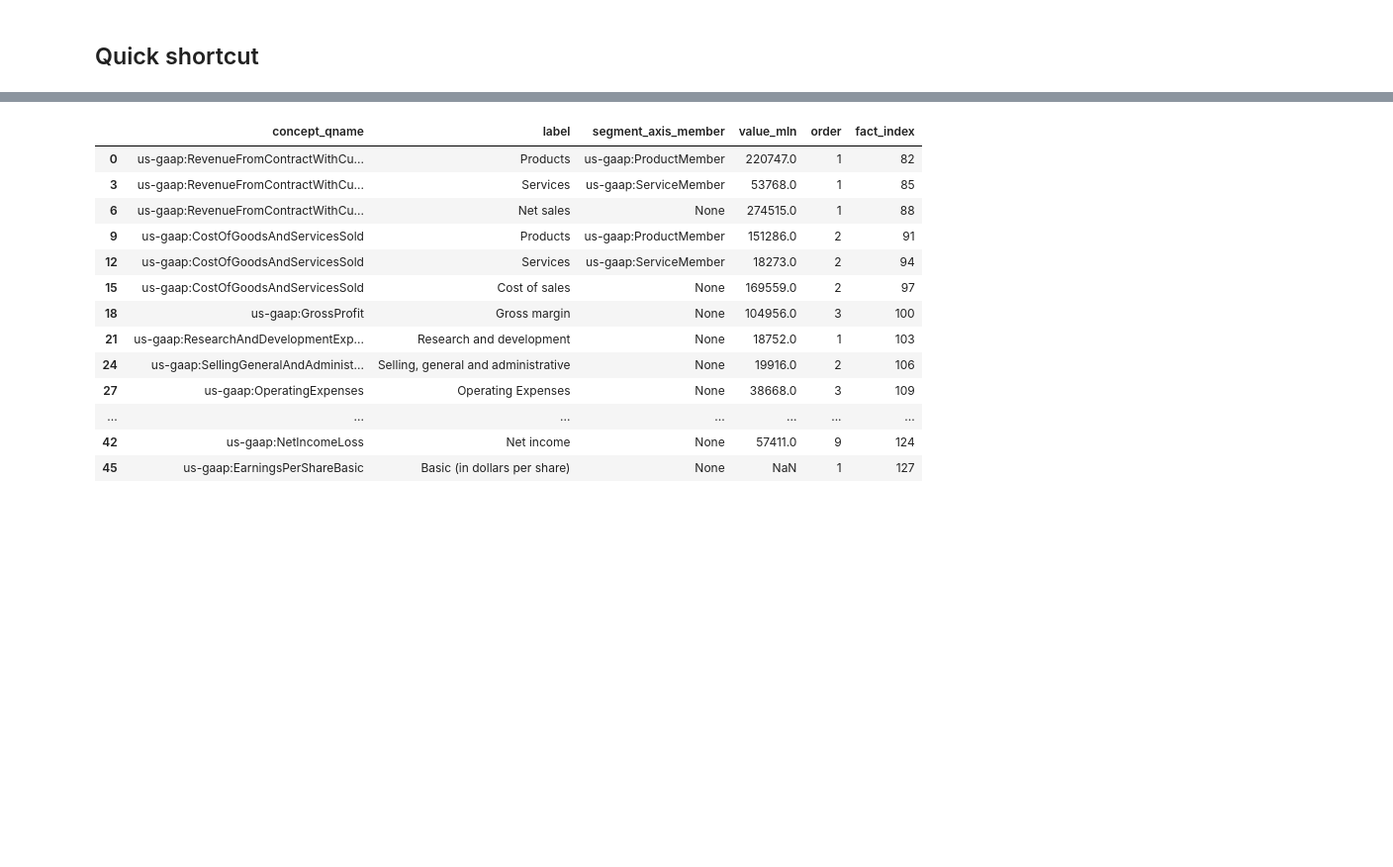
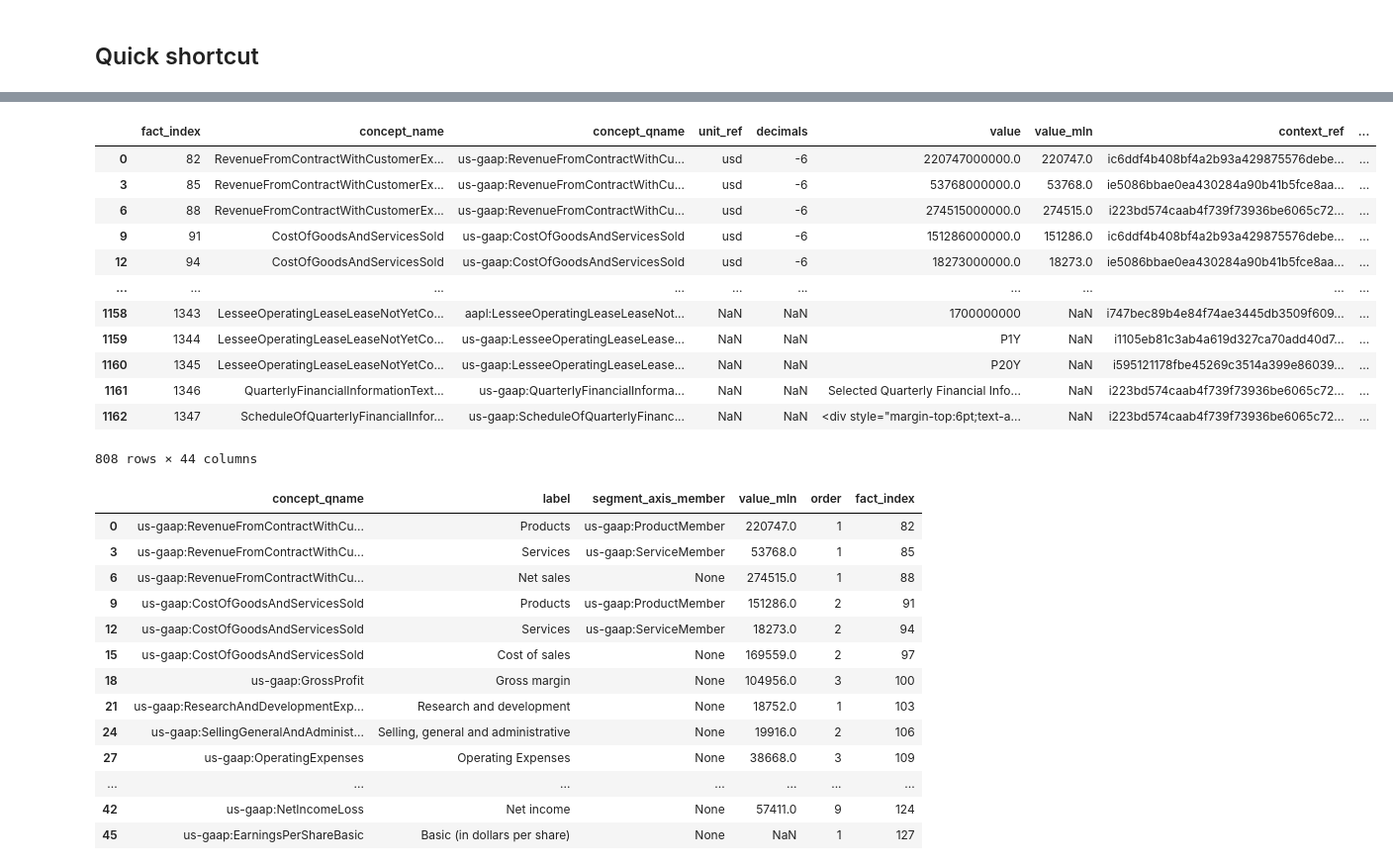
Before and after one commit to reeyarn/openesef, a Jupyter notebook: examples/apple_2020.ipynb, the cells around one changed output, grey strips where cells are left out. Shown at 99% size. Drawn from its saved outputs; the diff is of its cells as text; code cells hidden in the pictures; blank space fills up the shorter version.

```diff
--- a/examples/apple_2020.ipynb
+++ b/examples/apple_2020.ipynb
@@ -30,3 +46,19 @@ apple_2020_current_facts = get_current_fact_df(apple_2020.get("fact_df", None))
+# %%
+apple_2020_current_facts
+# %% [output]
+|  | fact_index | concept_name | concept_qname | unit_ref | decimals | value | value_mln | context_ref | ... |
+| 0 | 82 | RevenueFromContractWithCustomerEx... | us-gaap:RevenueFromContractWithCu... | usd | -6 | 220747000000.0 | 220747.0 | ic6ddf4b408bf4a2b93a429875576debe... | ... |
+| 3 | 85 | RevenueFromContractWithCustomerEx... | us-gaap:RevenueFromContractWithCu... | usd | -6 | 53768000000.0 | 53768.0 | ie5086bbae0ea430284a90b41b5fce8aa... | ... |
+| 6 | 88 | RevenueFromContractWithCustomerEx... | us-gaap:RevenueFromContractWithCu... | usd | -6 | 274515000000.0 | 274515.0 | i223bd574caab4f739f73936be6065c72... | ... |
+| 9 | 91 | CostOfGoodsAndServicesSold | us-gaap:CostOfGoodsAndServicesSold | usd | -6 | 151286000000.0 | 151286.0 | ic6ddf4b408bf4a2b93a429875576debe... | ... |
+| 12 | 94 | CostOfGoodsAndServicesSold | us-gaap:CostOfGoodsAndServicesSold | usd | -6 | 18273000000.0 | 18273.0 | ie5086bbae0ea430284a90b41b5fce8aa... | ... |
+| ... | ... | ... | ... | ... | ... | ... | ... | ... | ... |
+| 1158 | 1343 | LesseeOperatingLeaseLeaseNotYetCo... | aapl:LesseeOperatingLeaseLeaseNot... | NaN | NaN | 1700000000 | NaN | i747bec89b4e84f74ae3445db3509f609... | ... |
+| 1159 | 1344 | LesseeOperatingLeaseLeaseNotYetCo... | us-gaap:LesseeOperatingLeaseLease... | NaN | NaN | P1Y | NaN | i1105eb81c3ab4a619d327ca70add40d7... | ... |
+| 1160 | 1345 | LesseeOperatingLeaseLeaseNotYetCo... | us-gaap:LesseeOperatingLeaseLease... | NaN | NaN | P20Y | NaN | i595121178fbe45269c3514a399e86039... | ... |
+| 1161 | 1346 | QuarterlyFinancialInformationText... | us-gaap:QuarterlyFinancialInforma... | NaN | NaN | Selected Quarterly Financial Info... | NaN | i223bd574caab4f739f73936be6065c72... | ... |
+| 1162 | 1347 | ScheduleOfQuarterlyFinancialInfor... | us-gaap:ScheduleOfQuarterlyFinanc... | NaN | NaN | <div style="margin-top:6pt;text-a... | NaN | i223bd574caab4f739f73936be6065c72... | ... |
+808 rows × 44 columns
 # %%
 apple_2020_current_facts.loc[(apple_2020_current_facts.statement_type == "SOP") & (apple_2020_current_facts.fact_included == True),
                              ["concept_qname", "label", "segment_axis_member", "value_mln", "order", "fact_index"]]
```
Also changed, not shown: parts of 2 cells of this notebook, 7 other files.
